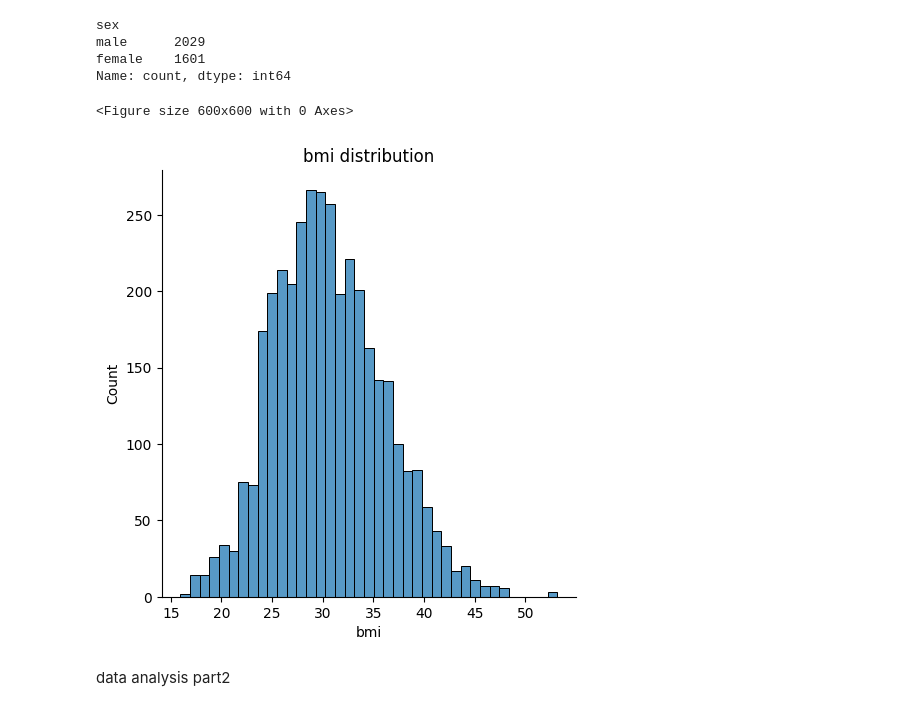
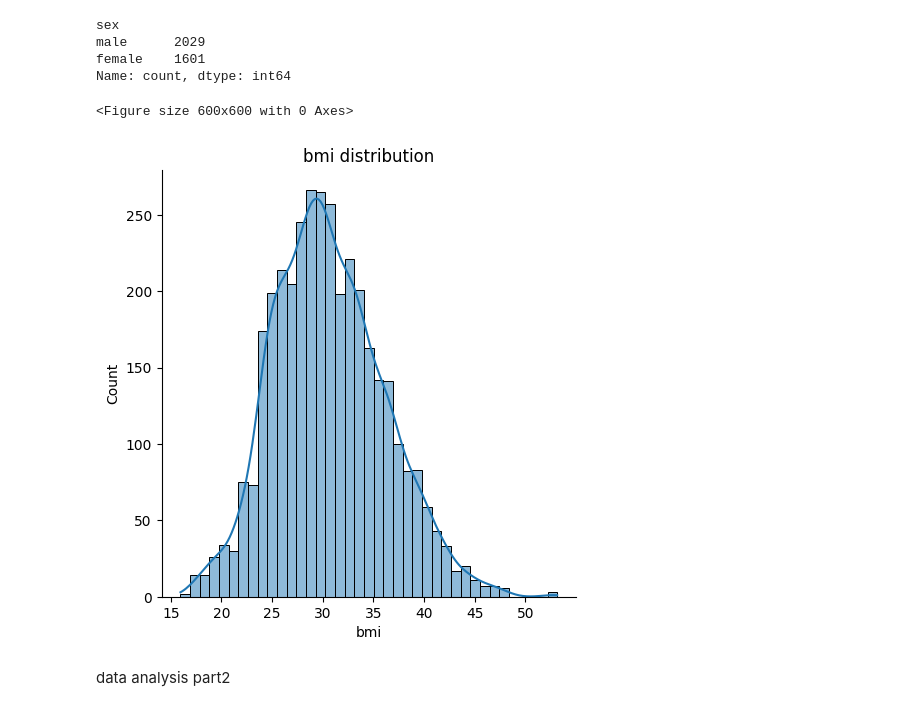
Before and after one commit to vrinda0115/Medicalinsurancecostprediction, a Jupyter notebook: main.ipynb, the cells around one changed output. Cells and saved outputs as stored; diff of their text form; code cells hidden in the pictures.

```diff
--- a/main.ipynb
+++ b/main.ipynb
@@ -6,7 +6,7 @@ import matplotlib.pyplot as plt
 import seaborn as sns
 # %%
 # Loading Train dataset:
-train_data = pd.read_csv(r"C:\Users\vrind\vrinda\Datasets\train_data.csv")
+train_data = pd.read_csv(r"C:\sem 5\project\ibm\Train_Data.csv")
 # Top 5 records:
 train_data.head()
 # %% [output]
@@ -94,12 +94,12 @@ Name: count, dtype: int64
 # %%
 #bmi distribution
 plt.figure(figsize=(6,6))
-sns.displot(train_data['bmi'])
+sns.displot(train_data['bmi'],kde=True)
 plt.title('bmi distribution')
 plt.show()
 # %% [output]
 <Figure size 600x600 with 0 Axes>
-[figure, old version]
+[figure, new version]
 # %% [markdown]
 data analysis part2
 # %%
```
Also changed, not shown: parts of 4 cells of this notebook.
